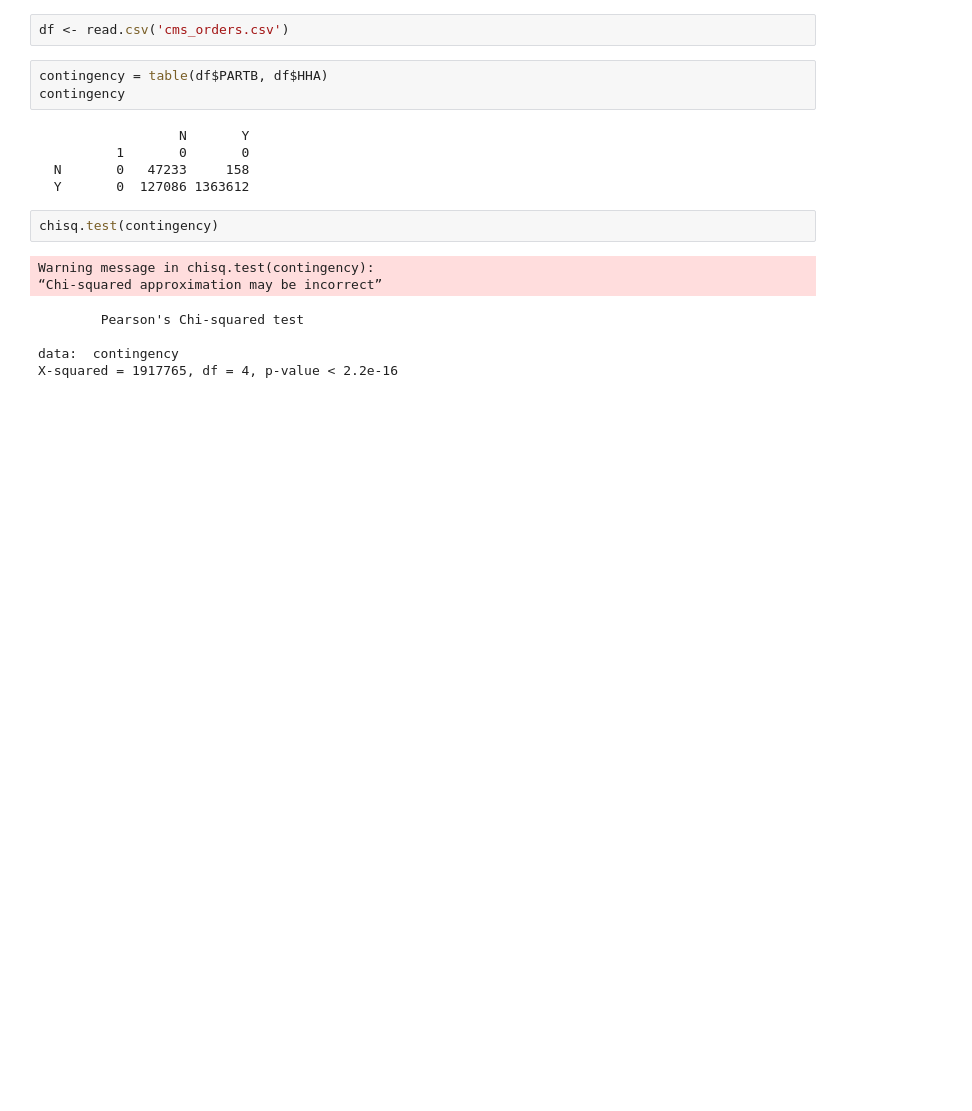
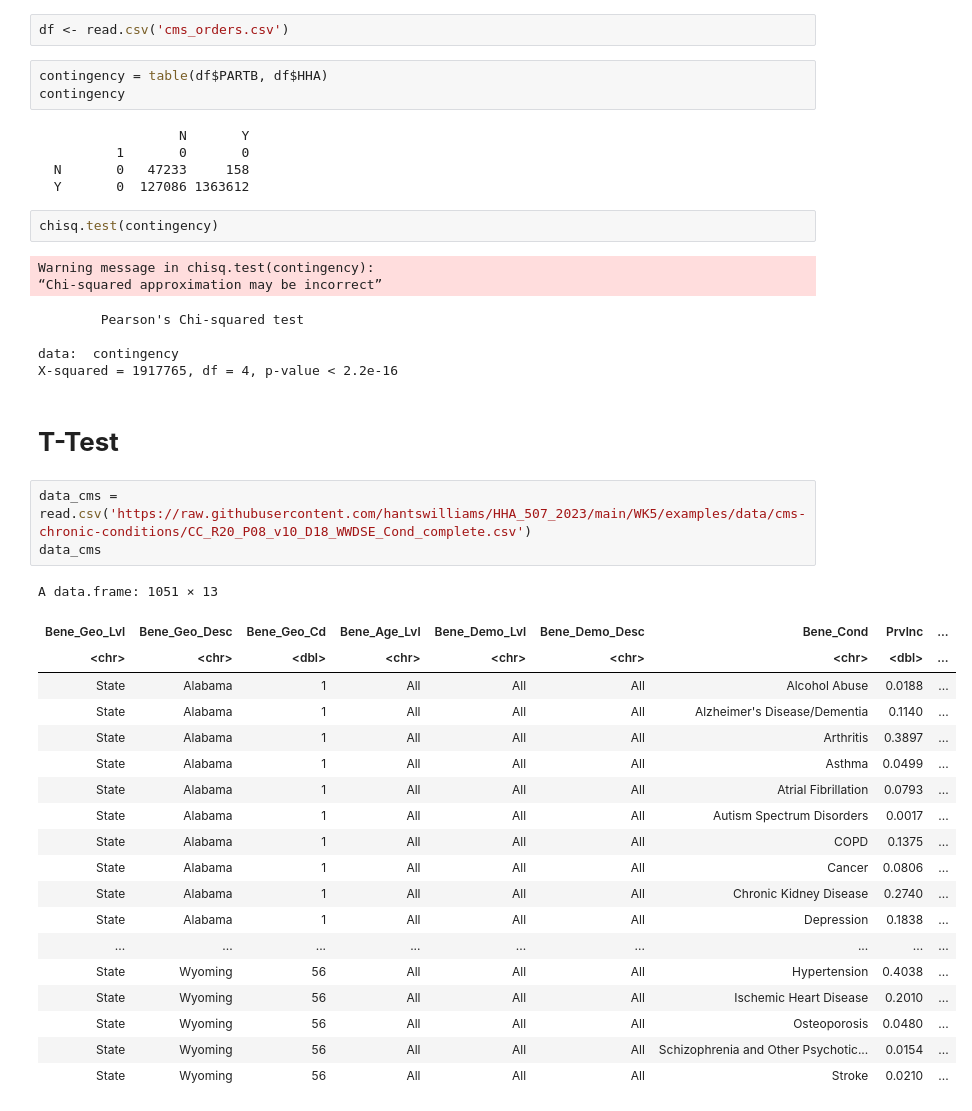
Before and after one commit to amnasyed1/507_inclass_inferential, a Jupyter notebook: 507_inclass_r.ipynb, the cells around one changed output. Saved outputs shown, nothing was run; the diff lists cells and outputs as text; blank space fills up the shorter version.

```diff
--- a/507_inclass_r.ipynb
+++ b/507_inclass_r.ipynb
@@ -19,3 +19,28 @@ Warning message in chisq.test(contingency):
 
 data:  contingency
 X-squared = 1917765, df = 4, p-value < 2.2e-16
+# %% [markdown]
+# **T-Test**
+# %%
+data_cms = read.csv('https://raw.githubusercontent.com/hantswilliams/HHA_507_2023/main/WK5/examples/data/cms-chronic-conditions/CC_R20_P08_v10_D18_WWDSE_Cond_complete.csv')
+data_cms
+# %% [output]
+A data.frame: 1051 × 13
+| Bene_Geo_Lvl | Bene_Geo_Desc | Bene_Geo_Cd | Bene_Age_Lvl | Bene_Demo_Lvl | Bene_Demo_Desc | Bene_Cond | Prvlnc | ... |
+| <chr> | <chr> | <dbl> | <chr> | <chr> | <chr> | <chr> | <dbl> | ... |
+| State | Alabama | 1 | All | All | All | Alcohol Abuse | 0.0188 | ... |
+| State | Alabama | 1 | All | All | All | Alzheimer's Disease/Dementia | 0.1140 | ... |
+| State | Alabama | 1 | All | All | All | Arthritis | 0.3897 | ... |
+| State | Alabama | 1 | All | All | All | Asthma | 0.0499 | ... |
+| State | Alabama | 1 | All | All | All | Atrial Fibrillation | 0.0793 | ... |
+| State | Alabama | 1 | All | All | All | Autism Spectrum Disorders | 0.0017 | ... |
+| State | Alabama | 1 | All | All | All | COPD | 0.1375 | ... |
+| State | Alabama | 1 | All | All | All | Cancer | 0.0806 | ... |
+| State | Alabama | 1 | All | All | All | Chronic Kidney Disease | 0.2740 | ... |
+| State | Alabama | 1 | All | All | All | Depression | 0.1838 | ... |
+| ... | ... | ... | ... | ... | ... | ... | ... | ... |
+| State | Wyoming | 56 | All | All | All | Hypertension | 0.4038 | ... |
+| State | Wyoming | 56 | All | All | All | Ischemic Heart Disease | 0.2010 | ... |
+| State | Wyoming | 56 | All | All | All | Osteoporosis | 0.0480 | ... |
+| State | Wyoming | 56 | All | All | All | Schizophrenia and Other Psychotic... | 0.0154 | ... |
+| State | Wyoming | 56 | All | All | All | Stroke | 0.0210 | ... |
```
Also changed, not shown: parts of 6 cells of this notebook.
